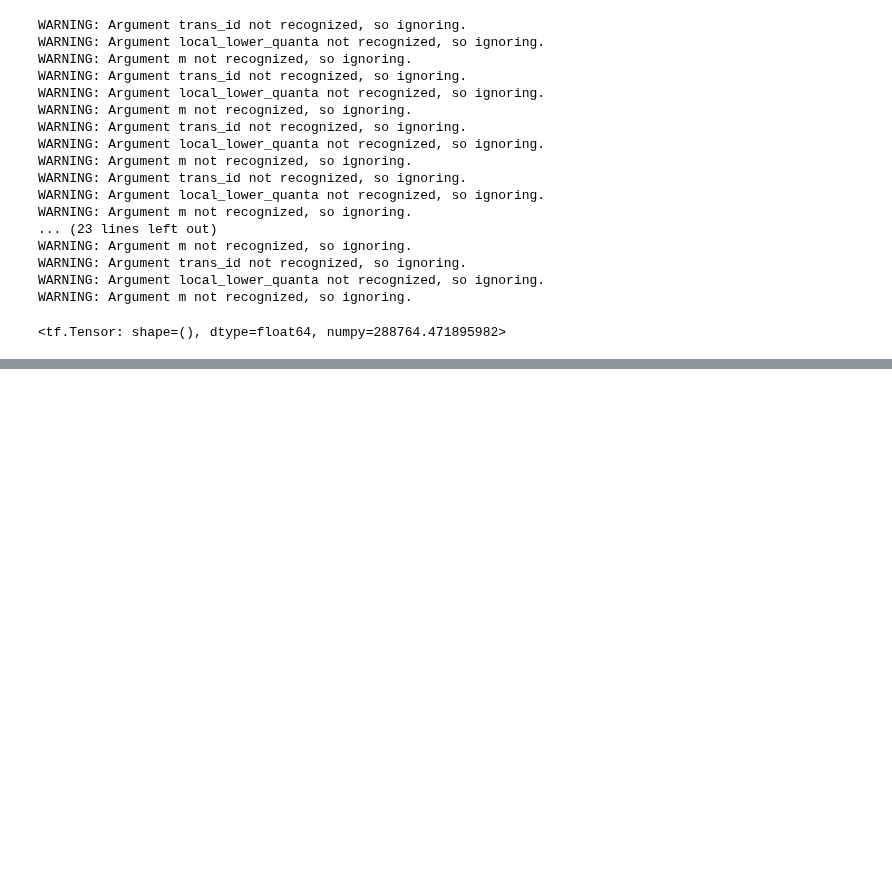
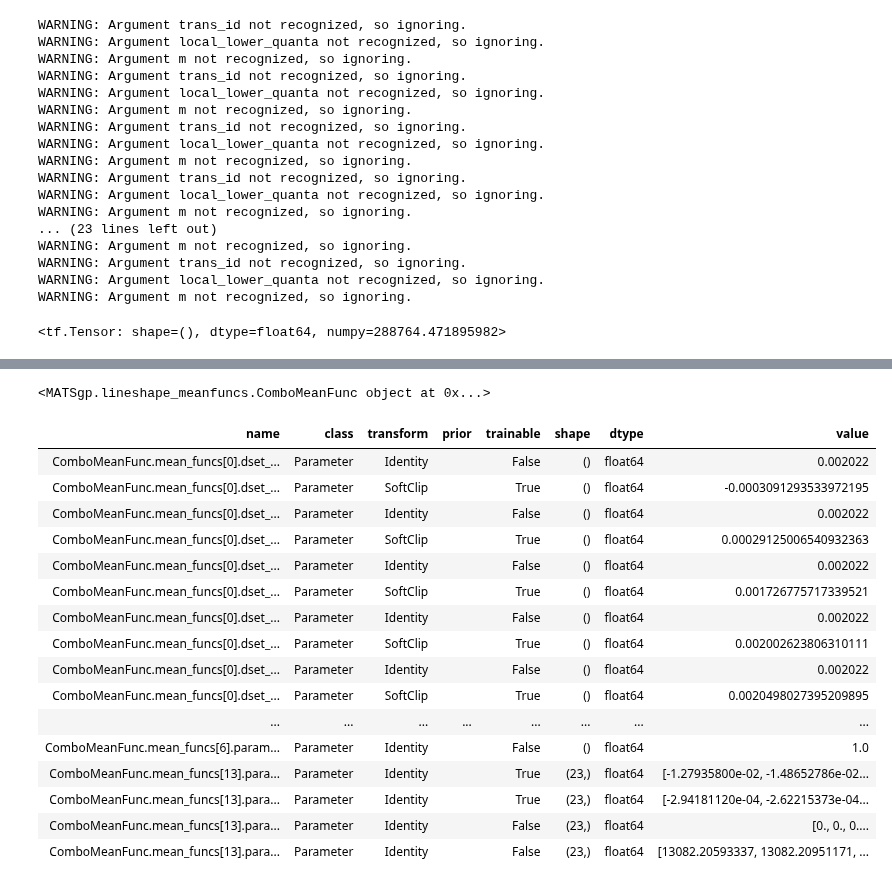
Before and after one commit to wpk-nist-gov/MATSgp, a Jupyter notebook: cci_workup/fit_example_multiT.ipynb, the cells around one changed output, grey strips where cells are left out. Cells and saved outputs as stored; diff of their text form; code cells hidden in the pictures; blank space fills up the shorter version.

```diff
--- a/cci_workup/fit_example_multiT.ipynb
+++ b/cci_workup/fit_example_multiT.ipynb
@@ -235,0 +224,21 @@ plt.show()
+# %%
+mean_func
+# %% [output]
+<MATSgp.lineshape_meanfuncs.ComboMeanFunc object at 0x...>
+| name | class | transform | prior | trainable | shape | dtype | value |
+| ComboMeanFunc.mean_funcs[0].dset_... | Parameter | Identity |  | False | () | float64 | 0.002022 |
+| ComboMeanFunc.mean_funcs[0].dset_... | Parameter | SoftClip |  | True | () | float64 | -0.0003091293533972195 |
+| ComboMeanFunc.mean_funcs[0].dset_... | Parameter | Identity |  | False | () | float64 | 0.002022 |
+| ComboMeanFunc.mean_funcs[0].dset_... | Parameter | SoftClip |  | True | () | float64 | 0.00029125006540932363 |
+| ComboMeanFunc.mean_funcs[0].dset_... | Parameter | Identity |  | False | () | float64 | 0.002022 |
+| ComboMeanFunc.mean_funcs[0].dset_... | Parameter | SoftClip |  | True | () | float64 | 0.001726775717339521 |
+| ComboMeanFunc.mean_funcs[0].dset_... | Parameter | Identity |  | False | () | float64 | 0.002022 |
+| ComboMeanFunc.mean_funcs[0].dset_... | Parameter | SoftClip |  | True | () | float64 | 0.002002623806310111 |
+| ComboMeanFunc.mean_funcs[0].dset_... | Parameter | Identity |  | False | () | float64 | 0.002022 |
+| ComboMeanFunc.mean_funcs[0].dset_... | Parameter | SoftClip |  | True | () | float64 | 0.0020498027395209895 |
+| ... | ... | ... | ... | ... | ... | ... | ... |
+| ComboMeanFunc.mean_funcs[6].param... | Parameter | Identity |  | False | () | float64 | 1.0 |
+| ComboMeanFunc.mean_funcs[13].para... | Parameter | Identity |  | True | (23,) | float64 | [-1.27935800e-02, -1.48652786e-02... |
+| ComboMeanFunc.mean_funcs[13].para... | Parameter | Identity |  | True | (23,) | float64 | [-2.94181120e-04, -2.62215373e-04... |
+| ComboMeanFunc.mean_funcs[13].para... | Parameter | Identity |  | False | (23,) | float64 | [0., 0., 0.... |
+| ComboMeanFunc.mean_funcs[13].para... | Parameter | Identity |  | False | (23,) | float64 | [13082.20593337, 13082.20951171, ... |
```
Also changed, not shown: parts of 17 cells of this notebook, 1 other file.
